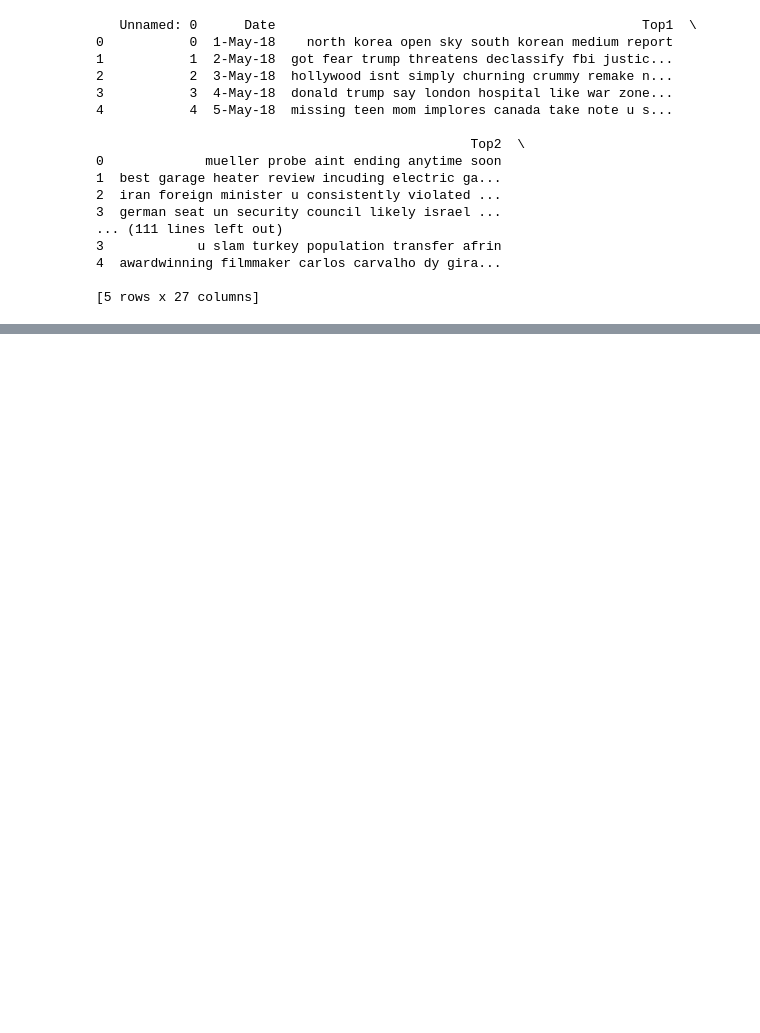
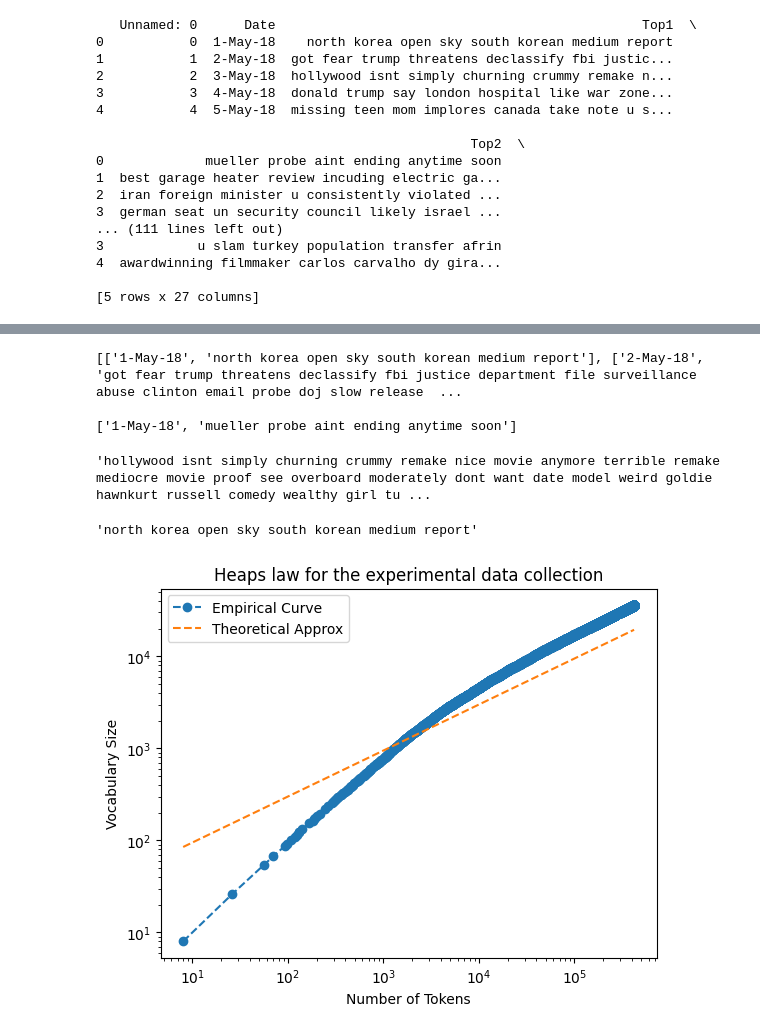
Before and after one commit to Vincent-G-Van/cmpe-256-project, a Jupyter notebook: data_processing.ipynb, the cells around one changed output, grey strips where cells are left out. Saved outputs shown, nothing was run; the diff lists cells and outputs as text; code cells hidden in the pictures; blank space fills up the shorter version.

Commit message:
added in plots for ppt

```diff
--- a/data_processing.ipynb
+++ b/data_processing.ipynb
@@ -313,20 +317,22 @@ print(normalizedNewsData.head())
 # %%
 def replaceDuplicates(data):
-    seen = set()
     duplicatePositions = []
 
-    for col in df.columns[2:]:
+    for col in data.columns[2:]:  # This now correctly starts from 'Top1' onward
+        seen = set()
         for index, value in data[col].items():
             if pd.notna(value):
                 if value in seen:
-                    data.at[index, col] = 'nan'
+                    data.at[index, col] = np.nan  # Use np.nan for proper NaN handling
                     duplicatePositions.append((index, col))
                 else:
                     seen.add(value)
     return data, duplicatePositions
 
+# Apply function and save the cleaned data
 cleanedData, duplicatePositions = replaceDuplicates(normalizedNewsData.copy())
 cleanedData.to_csv('cleaned_headlines.csv', index=False)
+
 print(f'Total duplicates: {len(duplicatePositions)}')
 print(f'\nHere are all of the duplicate news titles: {duplicatePositions}')
 # %% [output]
@@ -335,0 +362,51 @@ Here are all of the duplicate news titles: [(27, 'Top1'), (32, 'Top1'), (55, 'To
+# %%
+# Extract dates, headlines, and sentiments
+all_entries = []
+for i in range(1, 26):  # Columns: Top1 to Top25
+    col = f'Top{i}'
+    for j in range(len(cleanedData[col])):
+        all_entries.append([cleanedData['Date'][j], cleanedData[col][j]])
+
+print(f'{all_entries[:2]}')
+print(f'\n{all_entries[1859]}')
+# %% [output]
+[['1-May-18', 'north korea open sky south korean medium report'], ['2-May-18', 'got fear trump threatens declassify fbi justice department file surveillance abuse clinton email probe doj slow release  ...
+
+['1-May-18', 'mueller probe aint ending anytime soon']
+# %%
+all_entries[2][1]
+# %% [output]
+'hollywood isnt simply churning crummy remake nice movie anymore terrible remake mediocre movie proof see overboard moderately dont want date model weird goldie hawnkurt russell comedy wealthy girl tu ...
+# %%
+all_entries[0][1]
+# %% [output]
+'north korea open sky south korean medium report'
+# %%
+import matplotlib.pyplot as plt
+
+vocabSize, tokenSize, theoreticalSize = [], [], []
+vocab = set()
+count, k, b = 0, 30, 0.5
+
+for i in range(len(all_entries)):
+    line = all_entries[i][1]
+    token = str(line).split()
+    for j in token:
+        vocab.add(j)
+        count = count + 1
+    tokenSize.append(count)
+    vocabSize.append(len(vocab))
+
+for ntokens in tokenSize:
+    theoreticalSize.append(k * (ntokens ** b))
+
+plt.loglog(tokenSize, vocabSize, label="Empirical Curve", marker='o', linestyle='--')
+plt.loglog(tokenSize, theoreticalSize, label="Theoretical Approx", linestyle='--')
+
+plt.title("Heaps law for the experimental data collection")
+plt.xlabel("Number of Tokens")
+plt.ylabel("Vocabulary Size")
+plt.legend()
+plt.show()
+# %% [output]
+[figure, added]
```
Also changed, not shown: parts of 15 cells of this notebook.
